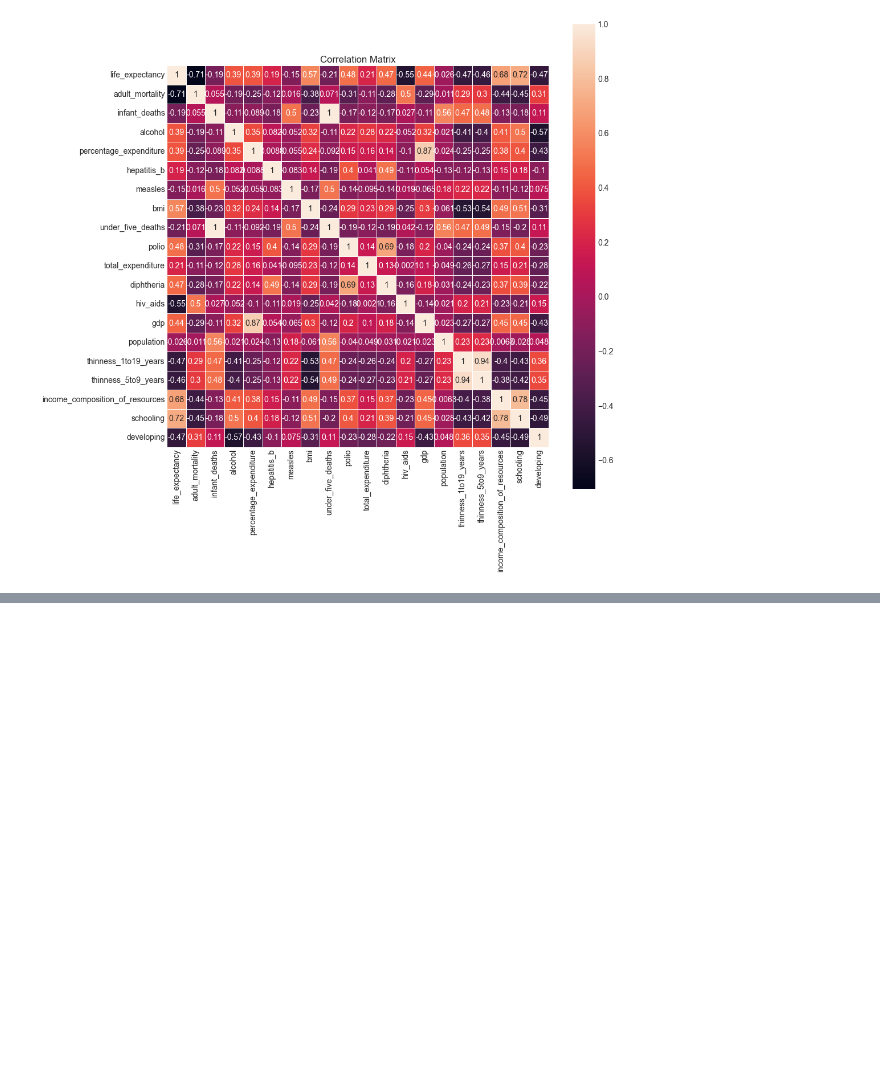
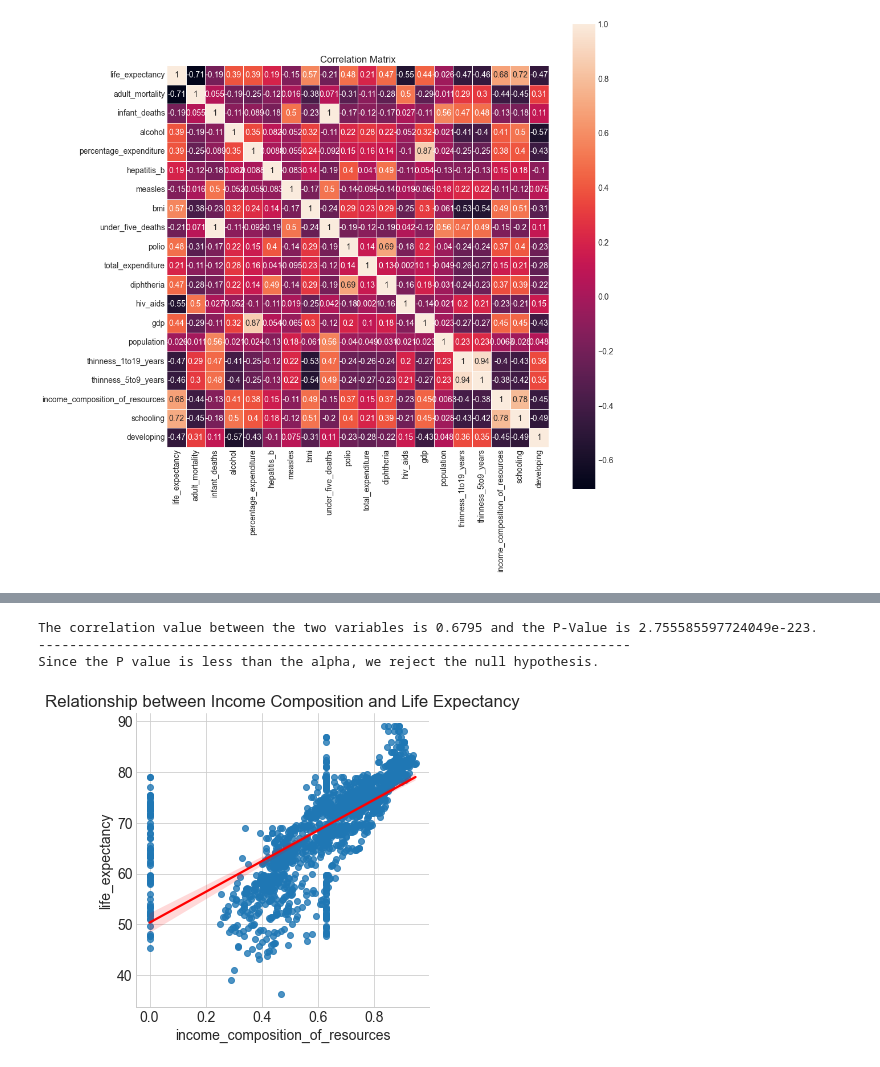
Before and after one commit to kristofer-rivera/predicting-life-expectancy, a Jupyter notebook: final_notebook.ipynb, the cells around one changed output, grey strips where cells are left out. Drawn from its saved outputs; the diff is of its cells as text; code cells hidden in the pictures; blank space fills up the shorter version.

```diff
--- a/final_notebook.ipynb
+++ b/final_notebook.ipynb
@@ -166,0 +199,14 @@ ex.heatmap(train)
+# %%
+target = train.life_expectancy
+ex.pearsonr(train.income_composition_of_resources, target )
+# %% [output]
+The correlation value between the two variables is 0.6795 and the P-Value is 2.755585597724049e-223.
+----------------------------------------------------------------------------
+Since the P value is less than the alpha, we reject the null hypothesis.
+# %%
+# Create a line plot with regression line to visualize relationship
+sns.lmplot(x='income_composition_of_resources', y='life_expectancy', data=train, line_kws={'color':'red'})
+plt.title('Relationship between Income Composition and Life Expectancy')
+plt.show()
+# %% [output]
+[figure, added]
```
Also changed, not shown: parts of 23 cells of this notebook.
